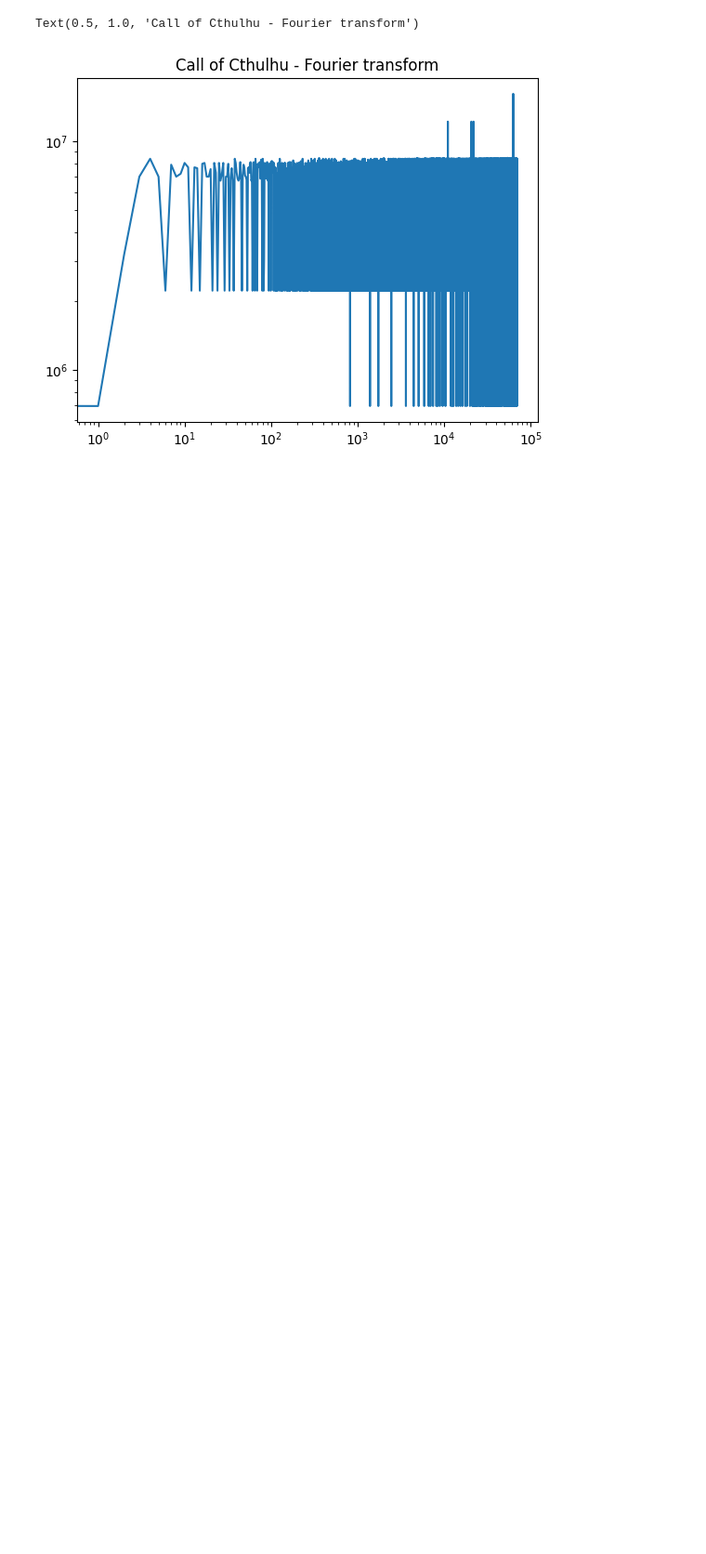
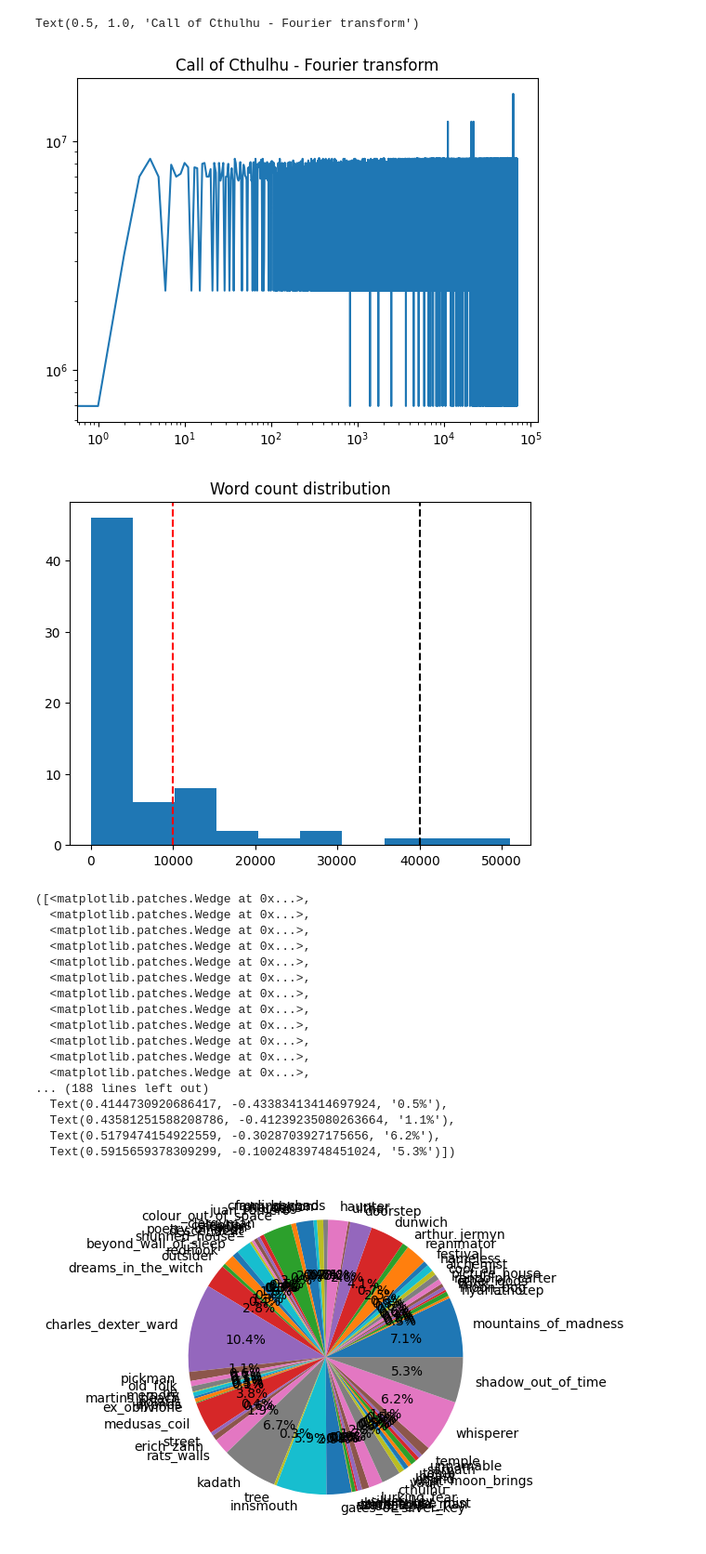
Before and after one commit to LFD103108/lovecraft, a Jupyter notebook: text_clean.ipynb, the cells around one changed output. Shown at 93% size. Saved outputs shown, nothing was run; the diff lists cells and outputs as text; code cells hidden in the pictures; blank space fills up the shorter version.

```diff
--- a/text_clean.ipynb
+++ b/text_clean.ipynb
@@ -81,3 +81,31 @@ plt.title('Call of Cthulhu - Fourier transform')
 [figure]
 Text(0.5, 1.0, 'Call of Cthulhu - Fourier transform')
 [figure]
+# %%
+plt.hist( df_texts['word_count'], bins=10 )
+plt.axvline( x = 1e4, color='red', linestyle='--', label='Novella' )
+plt.axvline( x = 4e4, color='black', linestyle='--', label='Novel' )
+plt.title('Word count distribution')
+plt.show()
+
+plt.pie(df_texts['sentence_count'], labels=df_texts.index, autopct='%1.1f%%')
+# %% [output]
+[figure, added]
+([<matplotlib.patches.Wedge at 0x...>,
+  <matplotlib.patches.Wedge at 0x...>,
+  <matplotlib.patches.Wedge at 0x...>,
+  <matplotlib.patches.Wedge at 0x...>,
+  <matplotlib.patches.Wedge at 0x...>,
+  <matplotlib.patches.Wedge at 0x...>,
+  <matplotlib.patches.Wedge at 0x...>,
+  <matplotlib.patches.Wedge at 0x...>,
+  <matplotlib.patches.Wedge at 0x...>,
+  <matplotlib.patches.Wedge at 0x...>,
+  <matplotlib.patches.Wedge at 0x...>,
+  <matplotlib.patches.Wedge at 0x...>,
+... (188 lines left out)
+  Text(0.4144730920686417, -0.43383413414697924, '0.5%'),
+  Text(0.43581251588208786, -0.41239235080263664, '1.1%'),
+  Text(0.5179474154922559, -0.3028703927175656, '6.2%'),
+  Text(0.5915659378309299, -0.10024839748451024, '5.3%')])
+[figure, added]
```
Also changed, not shown: 1 other file.
